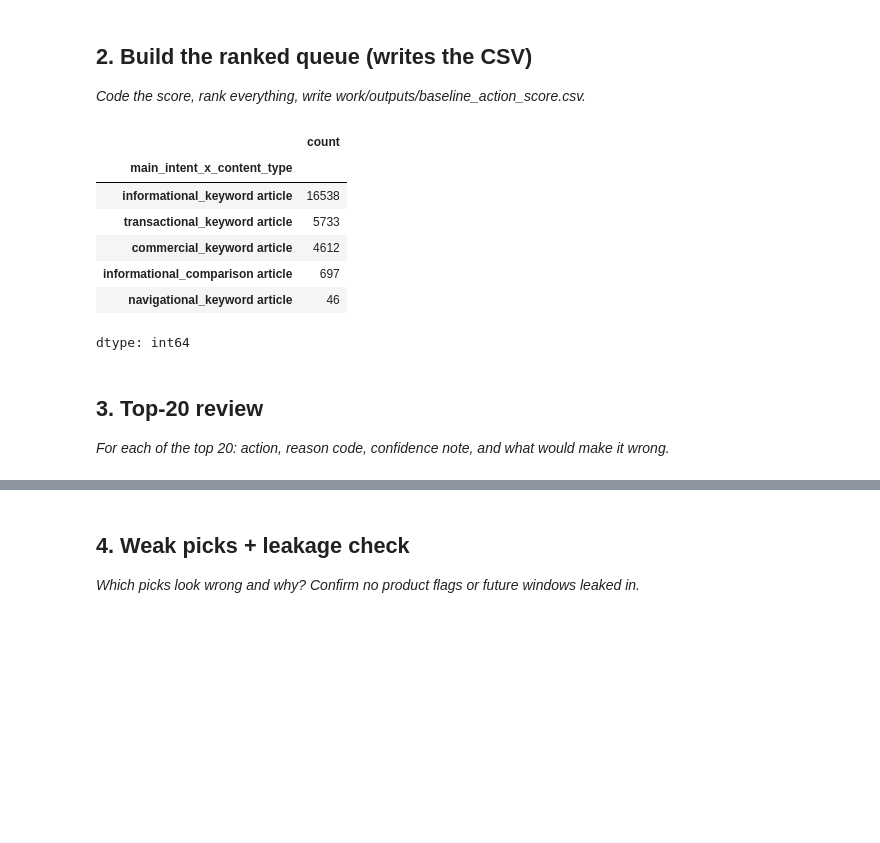
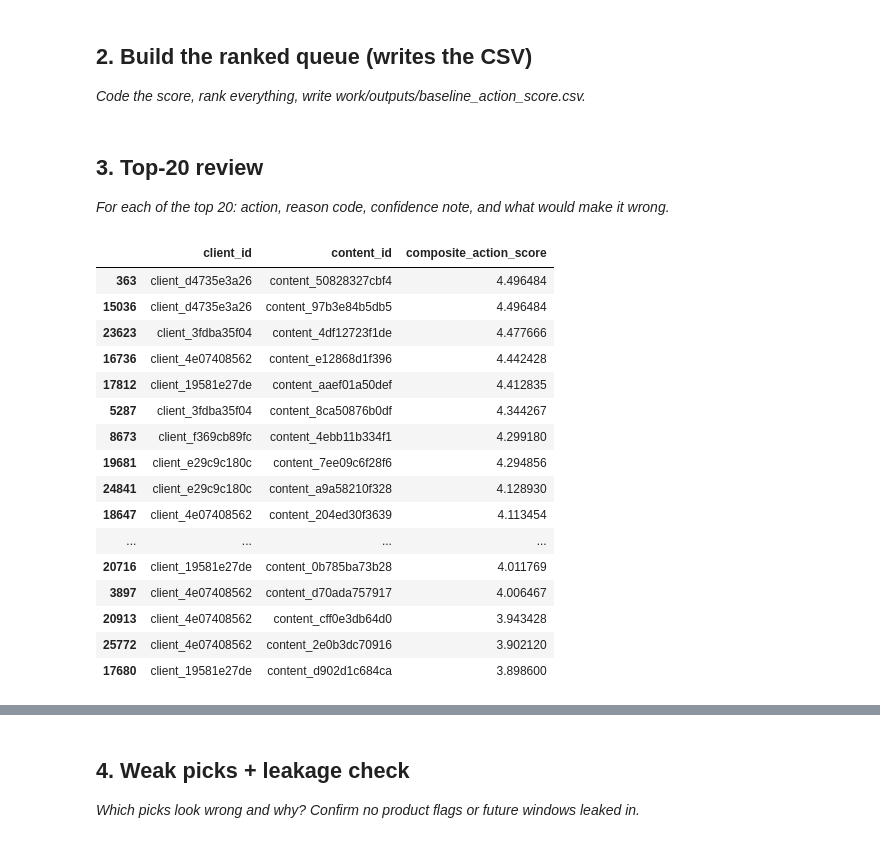
Before and after one commit to Maryam-Shile/flyrank_ml_internship, a Jupyter notebook: work/notebooks/w04_baseline_score.ipynb, the cells around one changed output, grey strips where cells are left out. Cells and saved outputs as stored; diff of their text form; code cells hidden in the pictures; blank space fills up the shorter version.

```diff
--- a/work/notebooks/w04_baseline_score.ipynb
+++ b/work/notebooks/w04_baseline_score.ipynb
@@ -283,7 +277,7 @@ df_new["bps"] = (
     (df_new["norm_trend"] * 0.4)
     + (df_new["norm_pos"] * 0.3)
     + (df_new["norm_ctr"] * 0.15)
-    + (df_new["norm_eng"] * 0.15)
+    + (df_new["engagement_order"] * 0.15)
 )
 
 # 3. Environment Multipliers
@@ -299,18 +293,14 @@ df_new["age_penalty"] = np.where(
 
 # 5. Final Composite Action Score
 # Low Score = Critical Action Needed | High Score = All Is Well
-df["composite_action_score"] = (
-    (df["bps"] / df["competition_order"]) * df["vol_multiplier"]
-) * df["age_penalty"]
+df_new["composite_action_score"] = np.where(
+    df_new["bps"] < 0.4,
+    ((df_new["bps"] / df_new["competition_order"]) / df_new["vol_multiplier"]) * df_new["age_penalty"],
+    ((df_new["bps"] / df_new["competition_order"]) * df_new["vol_multiplier"]) * df_new["age_penalty"],
+)
+
+df_new['client_id'] = df['client_id']
+df_new['content_id'] = df['content_id']
 
 # Sort dataset so the highest emergencies pop up at the top
-df = df.sort_values(by="composite_action_score", ascending=True)
+final_df = df_new.sort_values(by="composite_action_score", ascending=False)
-# %% [output]
-|  | count |
-| main_intent_x_content_type |  |
-| informational_keyword article | 16538 |
-| transactional_keyword article | 5733 |
-| commercial_keyword article | 4612 |
-| informational_comparison article | 697 |
-| navigational_keyword article | 46 |
-dtype: int64
@@ -330,5 +309,22 @@ all_group = [info_key, trans_key, com_key, info_comp, nav_key]
 
 *For each of the top 20: action, reason code, confidence note, and what would make it wrong.*
 # %%
-# This cell is for CODE (numbers, a query, a check).
-# Write your text answer in the cell ABOVE this one — typing sentences here breaks Run All.
+final_df[['client_id', 'content_id', 'composite_action_score']].head(20)
+# %% [output]
+|  | client_id | content_id | composite_action_score |
+| 363 | client_d4735e3a26 | content_50828327cbf4 | 4.496484 |
+| 15036 | client_d4735e3a26 | content_97b3e84b5db5 | 4.496484 |
+| 23623 | client_3fdba35f04 | content_4df12723f1de | 4.477666 |
+| 16736 | client_4e07408562 | content_e12868d1f396 | 4.442428 |
+| 17812 | client_19581e27de | content_aaef01a50def | 4.412835 |
+| 5287 | client_3fdba35f04 | content_8ca50876b0df | 4.344267 |
+| 8673 | client_f369cb89fc | content_4ebb11b334f1 | 4.299180 |
+| 19681 | client_e29c9c180c | content_7ee09c6f28f6 | 4.294856 |
+| 24841 | client_e29c9c180c | content_a9a58210f328 | 4.128930 |
+| 18647 | client_4e07408562 | content_204ed30f3639 | 4.113454 |
+| ... | ... | ... | ... |
+| 20716 | client_19581e27de | content_0b785ba73b28 | 4.011769 |
+| 3897 | client_4e07408562 | content_d70ada757917 | 4.006467 |
+| 20913 | client_4e07408562 | content_cff0e3db64d0 | 3.943428 |
+| 25772 | client_4e07408562 | content_2e0b3dc70916 | 3.902120 |
+| 17680 | client_19581e27de | content_d902d1c684ca | 3.898600 |
```
Also changed, not shown: parts of 5 cells of this notebook.
